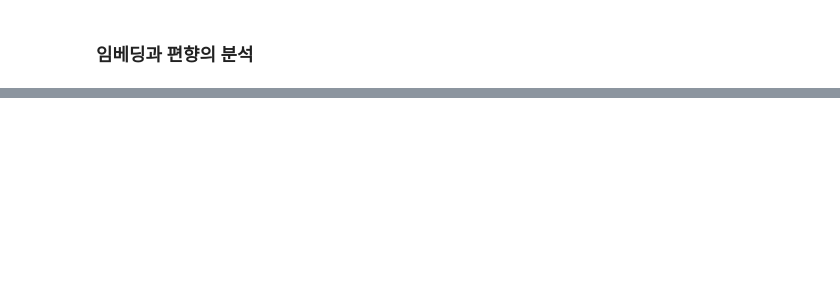
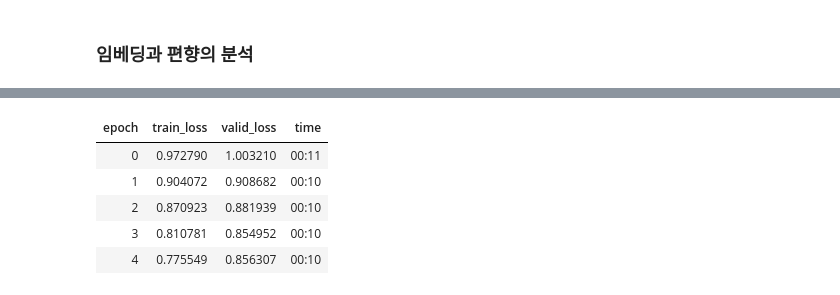
Before and after one commit to chw8207/fastai_pytorch, a Jupyter notebook: 협업필터링.ipynb, the cells around one changed output, grey strips where cells are left out. Drawn from its saved outputs; the diff is of its cells as text; code cells hidden in the pictures; blank space fills up the shorter version.

```diff
--- a/협업필터링.ipynb
+++ b/협업필터링.ipynb
@@ -351,0 +455,11 @@ idxs = movie_bias.argsort(descending=True)[:5]
+# %%
+# fastai로 사용하기
+learn = collab_learner(dls, use_nn=True, y_range=(0,5.5), layers=[100,50])
+learn.fit_one_cycle(5, 5e-3, wd=0.1)
+# %% [output]
+| epoch | train_loss | valid_loss | time |
+| 0 | 0.972790 | 1.003210 | 00:11 |
+| 1 | 0.904072 | 0.908682 | 00:10 |
+| 2 | 0.870923 | 0.881939 | 00:10 |
+| 3 | 0.810781 | 0.854952 | 00:10 |
+| 4 | 0.775549 | 0.856307 | 00:10 |
```
Also changed, not shown: parts of 25 cells of this notebook.
